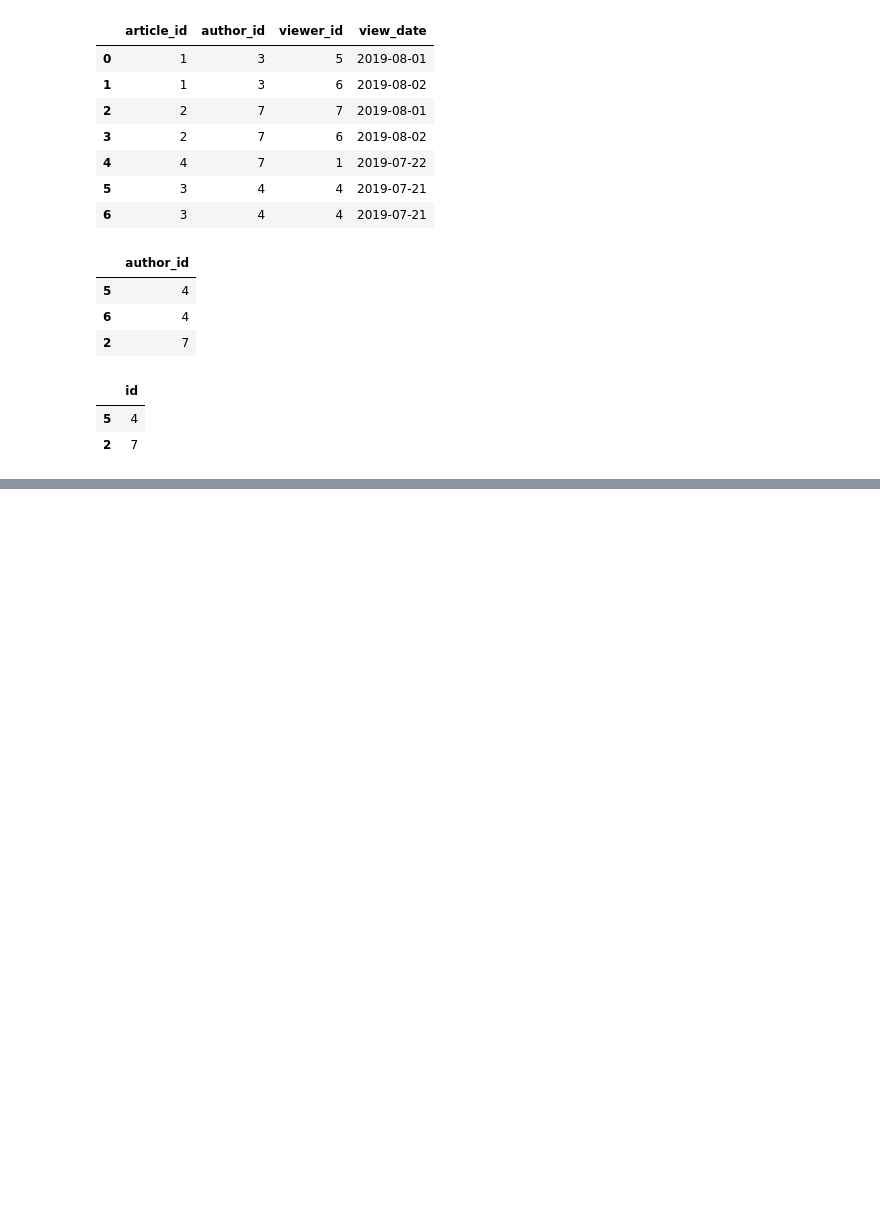
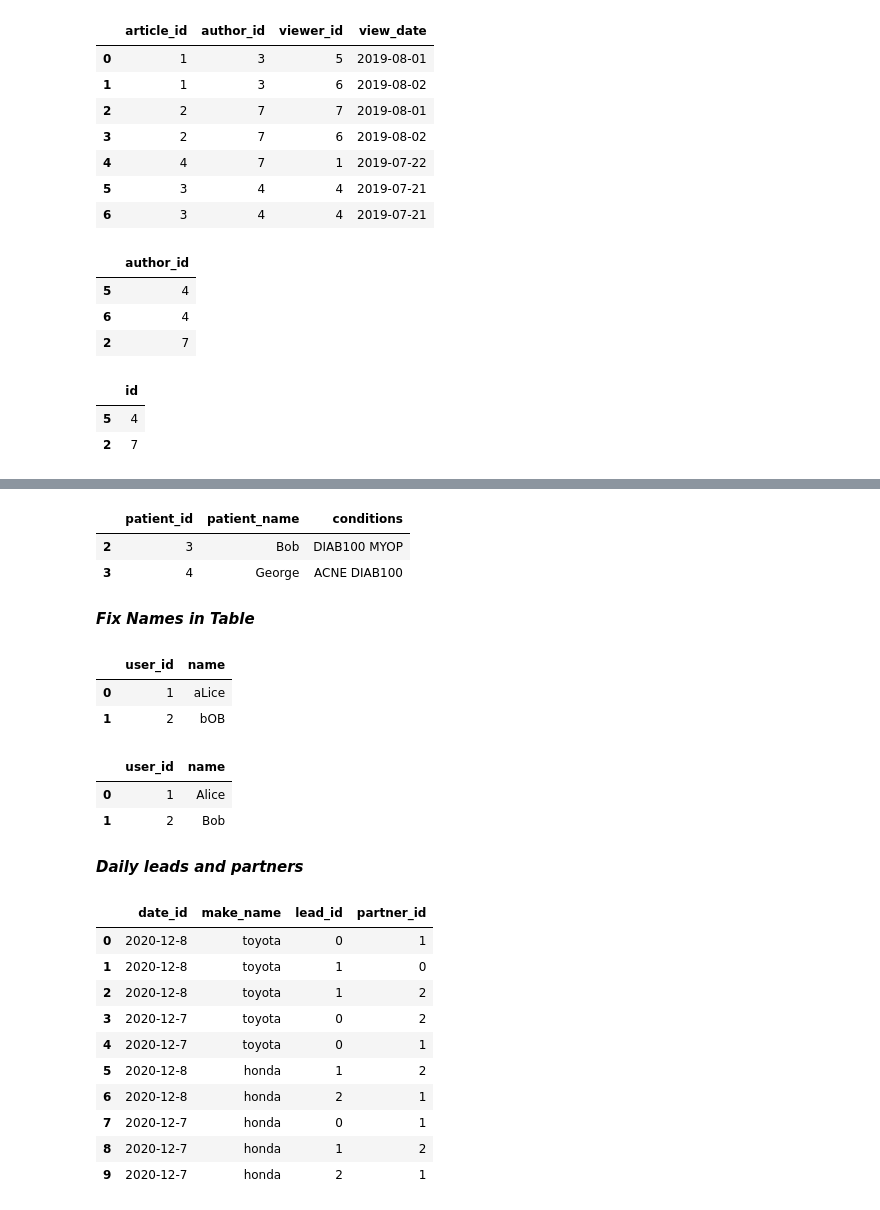
Before and after one commit to omprakashselvaraj/Pandas-Exercise, a Jupyter notebook: Pandas_Exercise.ipynb, the cells around one changed output, grey strips where cells are left out. Cells and saved outputs as stored; diff of their text form; code cells hidden in the pictures; blank space fills up the shorter version.

```diff
--- a/Pandas_Exercise.ipynb
+++ b/Pandas_Exercise.ipynb
@@ -403,0 +491,56 @@ views
+# %%
+patients = patients[patients['val'] == 1]
+patients = patients[['patient_id','patient_name','conditions']]
+patients
+# %% [output]
+|  | patient_id | patient_name | conditions |
+| 2 | 3 | Bob | DIAB100 MYOP |
+| 3 | 4 | George | ACNE DIAB100 |
+# %% [markdown]
+***Fix Names in Table***
+# %%
+users = pd.DataFrame([], columns=['user_id', 'name']).astype({'user_id':'int64', 'name':'object'})
+user_id = [1,2]
+name = ['aLice','bOB']
+users['user_id'] = user_id
+users['name'] = name
+users
+# %% [output]
+|  | user_id | name |
+| 0 | 1 | aLice |
+| 1 | 2 | bOB |
+# %%
+users['name'] = users['name'].apply(lambda x: x.capitalize())
+users.sort_values(by = 'user_id', inplace = True)
+users
+# %% [output]
+|  | user_id | name |
+| 0 | 1 | Alice |
+| 1 | 2 | Bob |
+# %% [markdown]
+***Daily leads and partners***
+# %%
+data = {
+    'date_id': ['2020-12-8', '2020-12-8', '2020-12-8', '2020-12-7', '2020-12-7',
+                '2020-12-8', '2020-12-8', '2020-12-7', '2020-12-7', '2020-12-7'],
+    'make_name': ['toyota', 'toyota', 'toyota', 'toyota', 'toyota',
+                  'honda', 'honda', 'honda', 'honda', 'honda'],
+    'lead_id': [0, 1, 1, 0, 0, 1, 2, 0, 1, 2],
+    'partner_id': [1, 0, 2, 2, 1, 2, 1, 1, 2, 1]
+}
+
+# Create the pandas DataFrame
+daily_sales = pd.DataFrame(data)
+daily_sales
+# %% [output]
+|  | date_id | make_name | lead_id | partner_id |
+| 0 | 2020-12-8 | toyota | 0 | 1 |
+| 1 | 2020-12-8 | toyota | 1 | 0 |
+| 2 | 2020-12-8 | toyota | 1 | 2 |
+| 3 | 2020-12-7 | toyota | 0 | 2 |
+| 4 | 2020-12-7 | toyota | 0 | 1 |
+| 5 | 2020-12-8 | honda | 1 | 2 |
+| 6 | 2020-12-8 | honda | 2 | 1 |
+| 7 | 2020-12-7 | honda | 0 | 1 |
+| 8 | 2020-12-7 | honda | 1 | 2 |
+| 9 | 2020-12-7 | honda | 2 | 1 |
```
Also changed, not shown: parts of 24 cells of this notebook.
